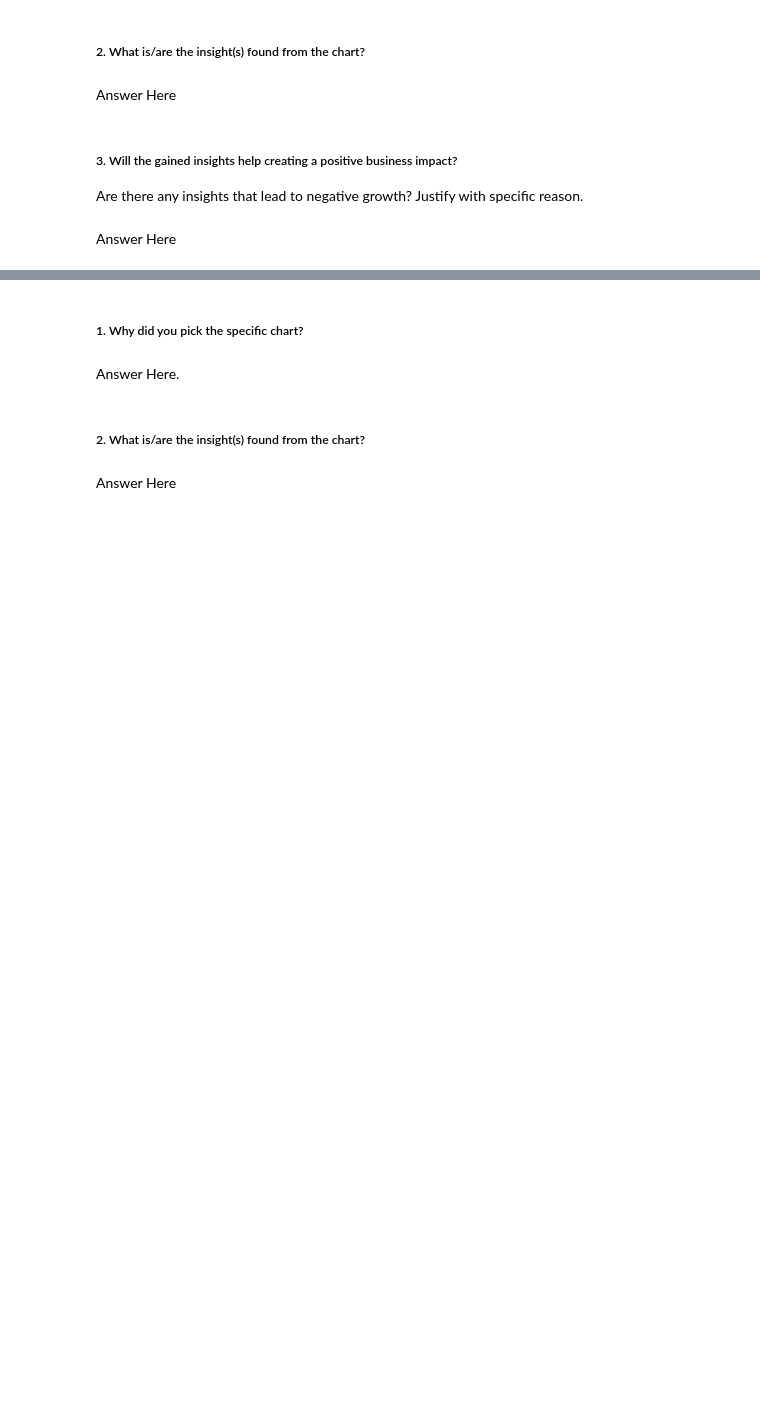
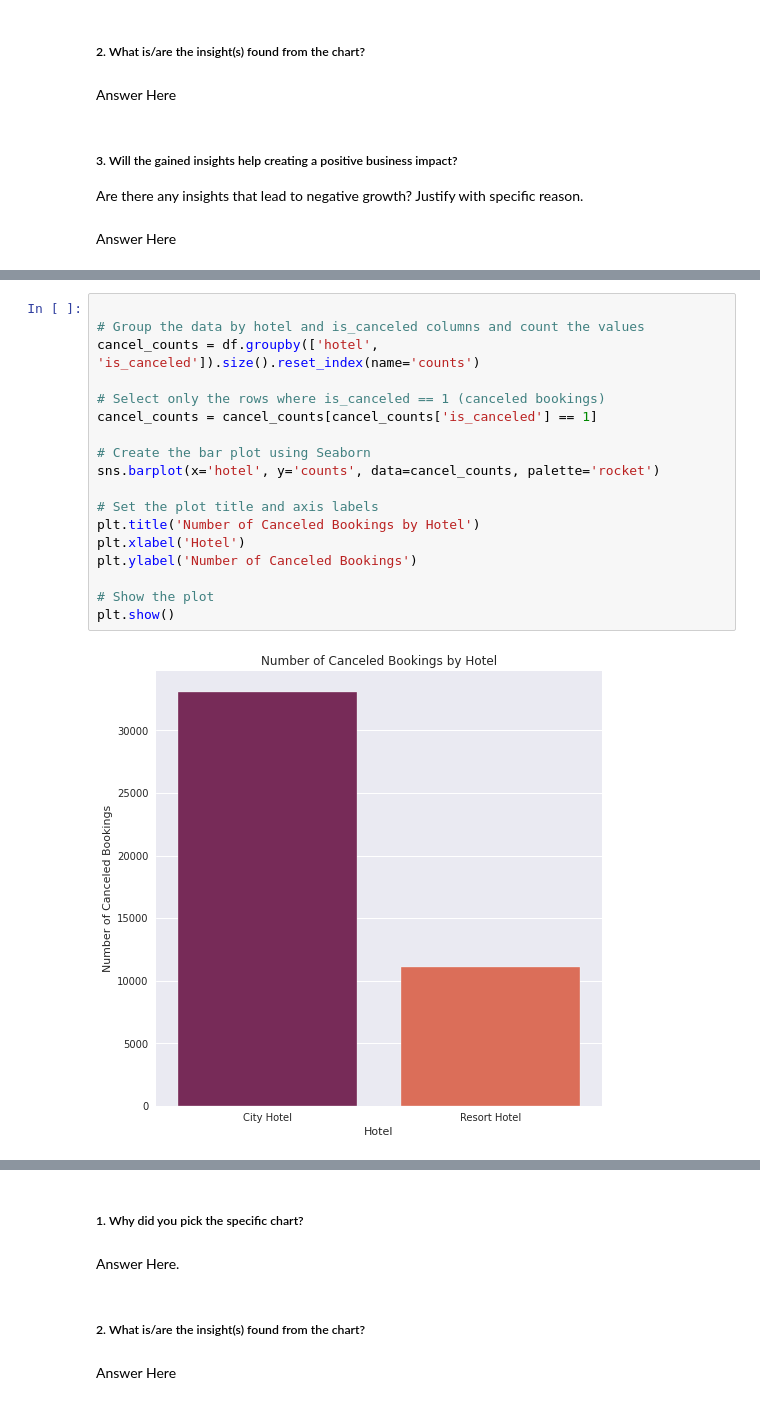
Before and after one commit to ansarshaikh95/EDA-Hotel-booking-analysis, a Jupyter notebook: EDA_Hotel_booking_Analysis.ipynb, the cells around one changed output, grey strips where cells are left out. Drawn from its saved outputs; the diff is of its cells as text; blank space fills up the shorter version.

```diff
--- a/EDA_Hotel_booking_Analysis.ipynb
+++ b/EDA_Hotel_booking_Analysis.ipynb
@@ -536,0 +522,20 @@ Answer Here
+# %%
+
+# Group the data by hotel and is_canceled columns and count the values
+cancel_counts = df.groupby(['hotel', 'is_canceled']).size().reset_index(name='counts')
+
+# Select only the rows where is_canceled == 1 (canceled bookings)
+cancel_counts = cancel_counts[cancel_counts['is_canceled'] == 1]
+
+# Create the bar plot using Seaborn
+sns.barplot(x='hotel', y='counts', data=cancel_counts, palette='rocket')
+
+# Set the plot title and axis labels
+plt.title('Number of Canceled Bookings by Hotel')
+plt.xlabel('Hotel')
+plt.ylabel('Number of Canceled Bookings')
+
+# Show the plot
+plt.show()
+# %% [output]
+[figure, added]
```
Also changed, not shown: parts of 12 cells of this notebook.
